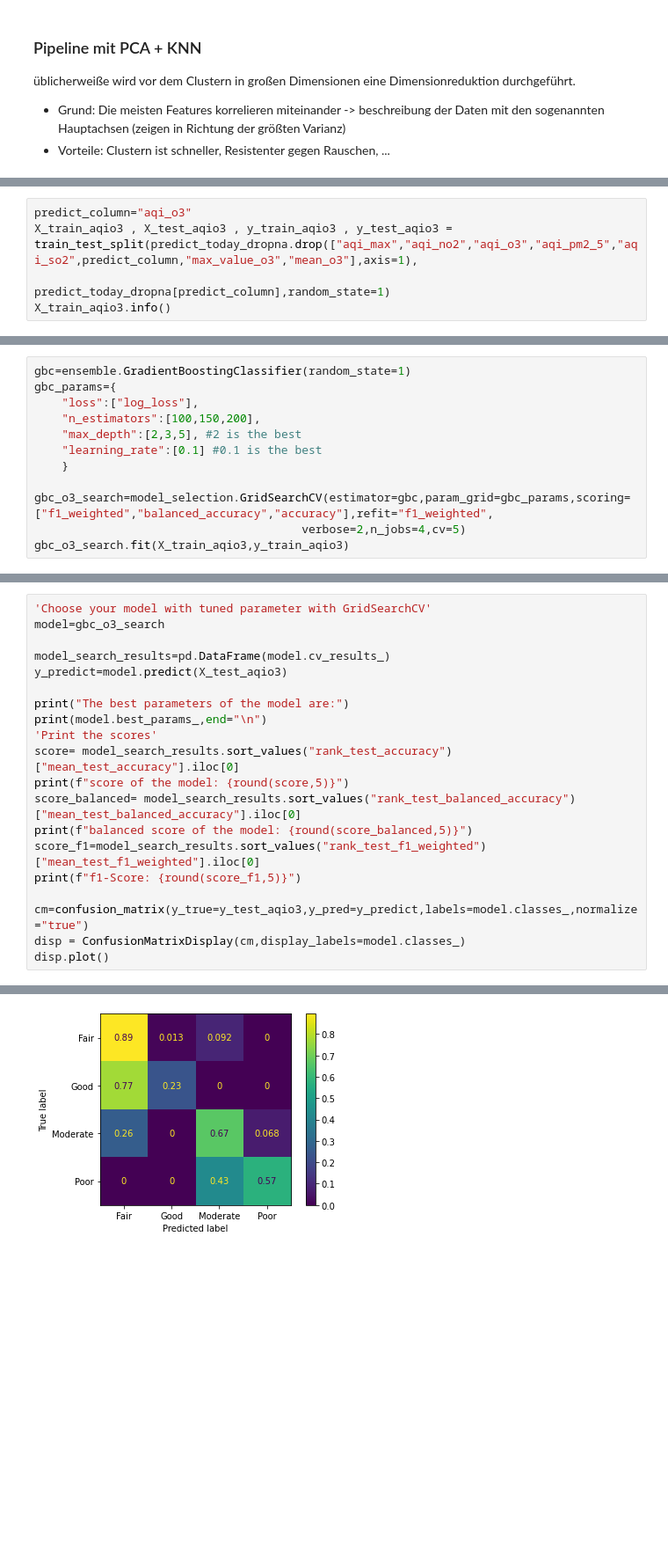
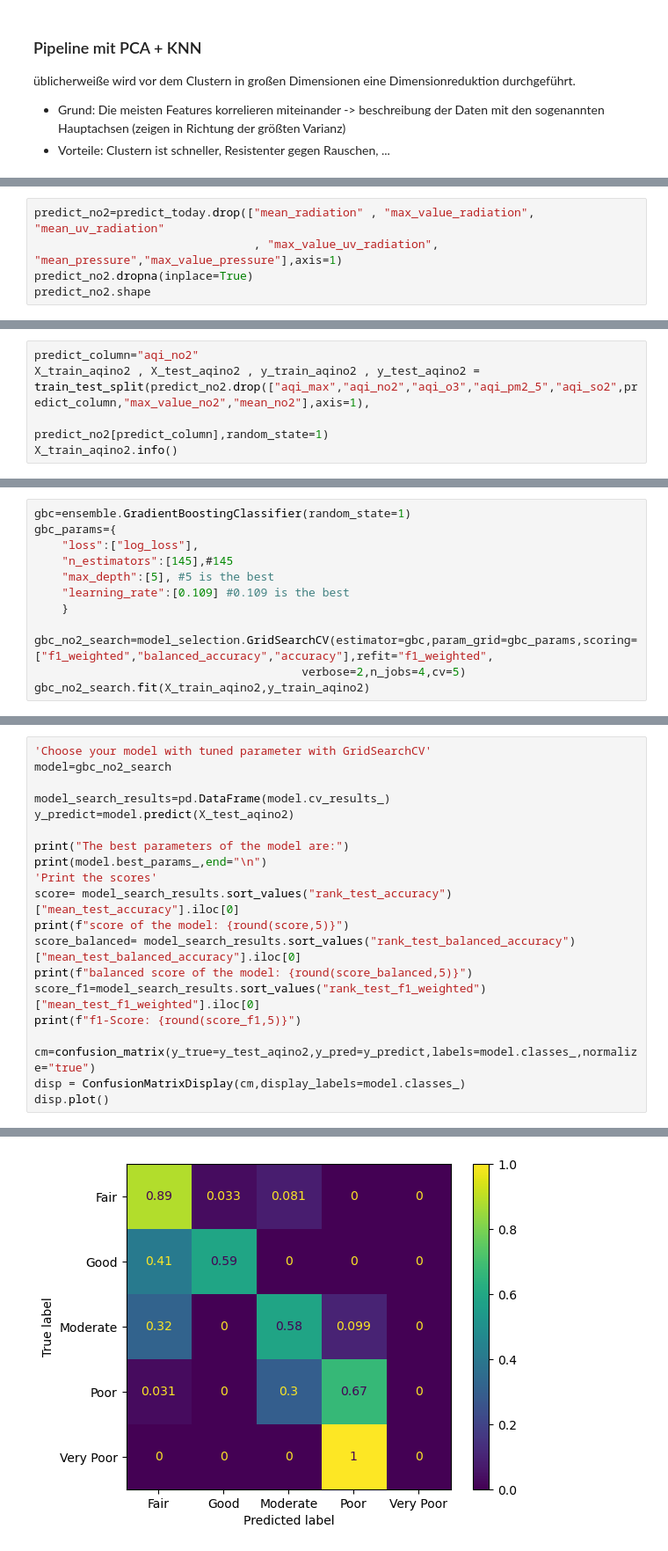
Before and after one commit to fxschmidt/AirPollution, a Jupyter notebook: Eigenes_Projekt/machine_learning.ipynb, the cells around one changed output, grey strips where cells are left out. Shown at 88% size. Drawn from its saved outputs; the diff is of its cells as text; blank space fills up the shorter version.

```diff
--- a/Eigenes_Projekt/machine_learning.ipynb
+++ b/Eigenes_Projekt/machine_learning.ipynb
@@ -604,0 +623,5 @@ ax=sns.barplot(x=gbc_data["importances"],y=gbc_data.feature,orient="h")
+# %%
+predict_no2=predict_today.drop(["mean_radiation" , "max_value_radiation", "mean_uv_radiation"
+                                , "max_value_uv_radiation", "mean_pressure","max_value_pressure"],axis=1)
+predict_no2.dropna(inplace=True)
+predict_no2.shape
@@ -605,7 +630,7 @@ ax=sns.barplot(x=gbc_data["importances"],y=gbc_data.feature,orient="h")
 # %%
-predict_column="aqi_o3"
-X_train_aqio3 , X_test_aqio3 , y_train_aqio3 , y_test_aqio3 = train_test_split(predict_today_dropna.drop(["aqi_max","aqi_no2","aqi_o3","aqi_pm2_5","aqi_so2",predict_column,"max_value_o3","mean_o3"],axis=1),
-                                                       predict_today_dropna[predict_column],random_state=1)
-X_train_aqio3.info()
+predict_column="aqi_no2"
+X_train_aqino2 , X_test_aqino2 , y_train_aqino2 , y_test_aqino2 = train_test_split(predict_no2.drop(["aqi_max","aqi_no2","aqi_o3","aqi_pm2_5","aqi_so2",predict_column,"max_value_no2","mean_no2"],axis=1),
+                                                       predict_no2[predict_column],random_state=1)
+X_train_aqino2.info()
 # %% [output]
 <class 'pandas.core.frame.DataFrame'>
@@ -629,12 +657,12 @@ memory usage: 293.9 KB
 gbc=ensemble.GradientBoostingClassifier(random_state=1)
 gbc_params={
     "loss":["log_loss"],
-    "n_estimators":[100,150,200],
-    "max_depth":[2,3,5], #2 is the best
-    "learning_rate":[0.1] #0.1 is the best
+    "n_estimators":[145],#145
+    "max_depth":[5], #5 is the best
+    "learning_rate":[0.109] #0.109 is the best
     }
 
-gbc_o3_search=model_selection.GridSearchCV(estimator=gbc,param_grid=gbc_params,scoring=["f1_weighted","balanced_accuracy","accuracy"],refit="f1_weighted",
+gbc_no2_search=model_selection.GridSearchCV(estimator=gbc,param_grid=gbc_params,scoring=["f1_weighted","balanced_accuracy","accuracy"],refit="f1_weighted",
                                        verbose=2,n_jobs=4,cv=5)
-gbc_o3_search.fit(X_train_aqio3,y_train_aqio3)
+gbc_no2_search.fit(X_train_aqino2,y_train_aqino2)
 # %% [output]
@@ -665,10 +686,10 @@ GridSearchCV(cv=5, estimator=GradientBoostingClassifier(random_state=1),
              verbose=2)
 # %%
 'Choose your model with tuned parameter with GridSearchCV'
-model=gbc_o3_search
+model=gbc_no2_search
 
 model_search_results=pd.DataFrame(model.cv_results_)
-y_predict=model.predict(X_test_aqio3)
+y_predict=model.predict(X_test_aqino2)
 
 print("The best parameters of the model are:")
 print(model.best_params_,end="\n")
@@ -680,7 +701,7 @@ print(f"balanced score of the model: {round(score_balanced,5)}")
 score_f1=model_search_results.sort_values("rank_test_f1_weighted")["mean_test_f1_weighted"].iloc[0]
 print(f"f1-Score: {round(score_f1,5)}")
 
-cm=confusion_matrix(y_true=y_test_aqio3,y_pred=y_predict,labels=model.classes_,normalize="true")
+cm=confusion_matrix(y_true=y_test_aqino2,y_pred=y_predict,labels=model.classes_,normalize="true")
 disp = ConfusionMatrixDisplay(cm,display_labels=model.classes_)
 disp.plot()
 # %% [output]
@@ -692,2 +713,2 @@ f1-Score: 0.72742
 <sklearn.metrics._plot.confusion_matrix.ConfusionMatrixDisplay at 0x...>
-[figure, old version]
+[figure, new version]
```
Also changed, not shown: parts of 68 cells of this notebook, 5 other files.
